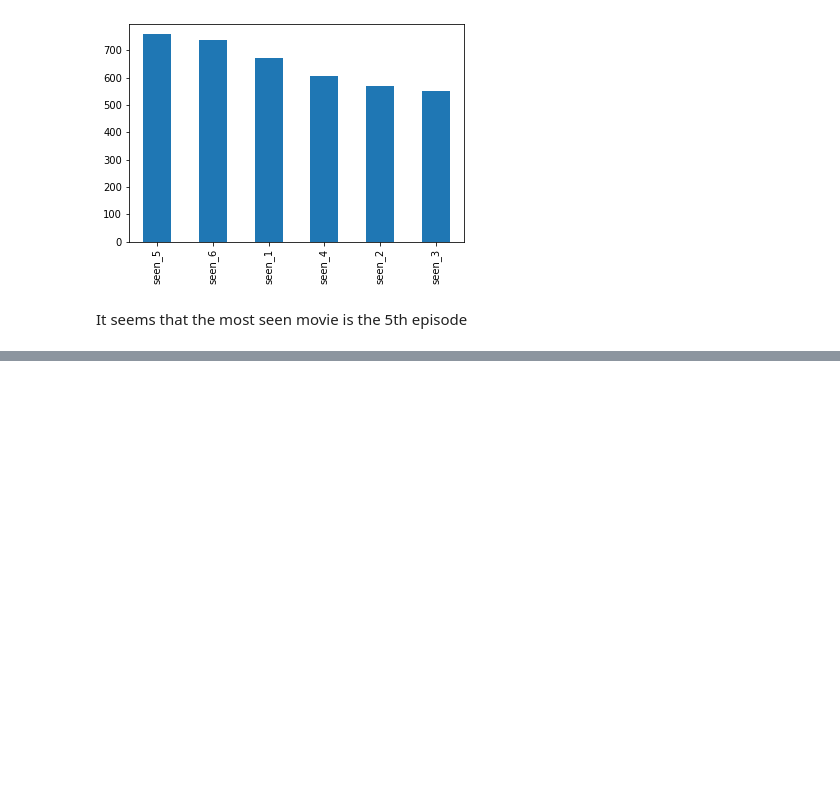
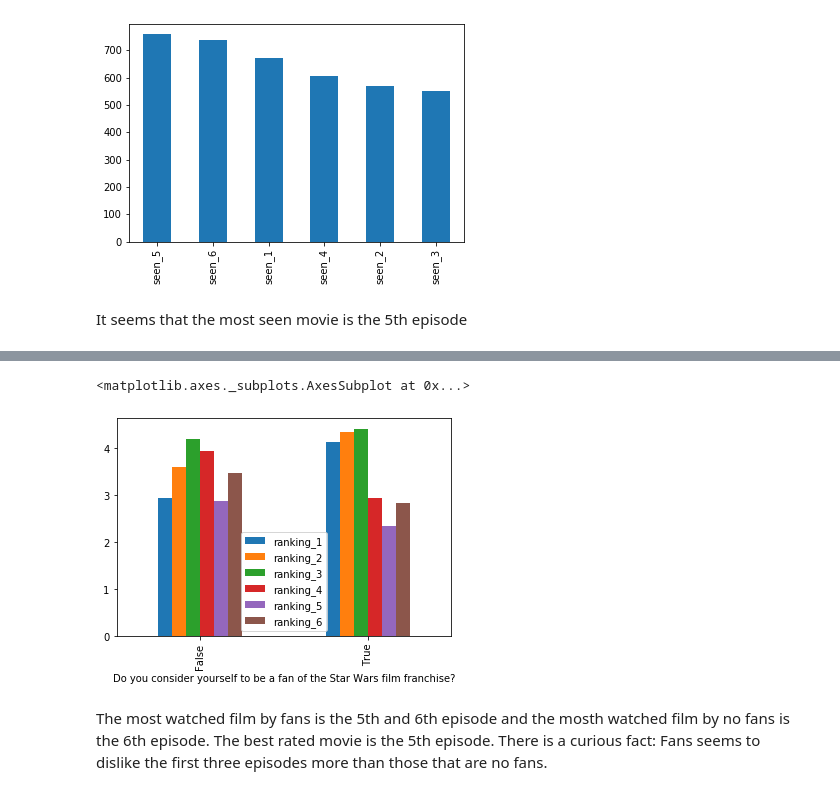
Before and after one commit to OniSlayer/star_wars_surveys, a Jupyter notebook: star_wars_survey.ipynb, the cells around one changed output, grey strips where cells are left out. Drawn from its saved outputs; the diff is of its cells as text; code cells hidden in the pictures; blank space fills up the shorter version.

```diff
--- a/star_wars_survey.ipynb
+++ b/star_wars_survey.ipynb
@@ -203,0 +234,7 @@ It seems that the most seen movie is the 5th episode
+# %%
+grouped_by_fans[star_wars.columns[9:15]].mean().plot.bar()
+# %% [output]
+<matplotlib.axes._subplots.AxesSubplot at 0x...>
+[figure, added]
+# %% [markdown]
+The most watched film by fans is the 5th and 6th episode and the mosth watched film by no fans is the 6th episode. The best rated movie is the 5th episode. There is a curious fact: Fans seems to dislike the first three episodes more than those that are no fans.
```
Also changed, not shown: parts of 17 cells of this notebook, 1 other file.
